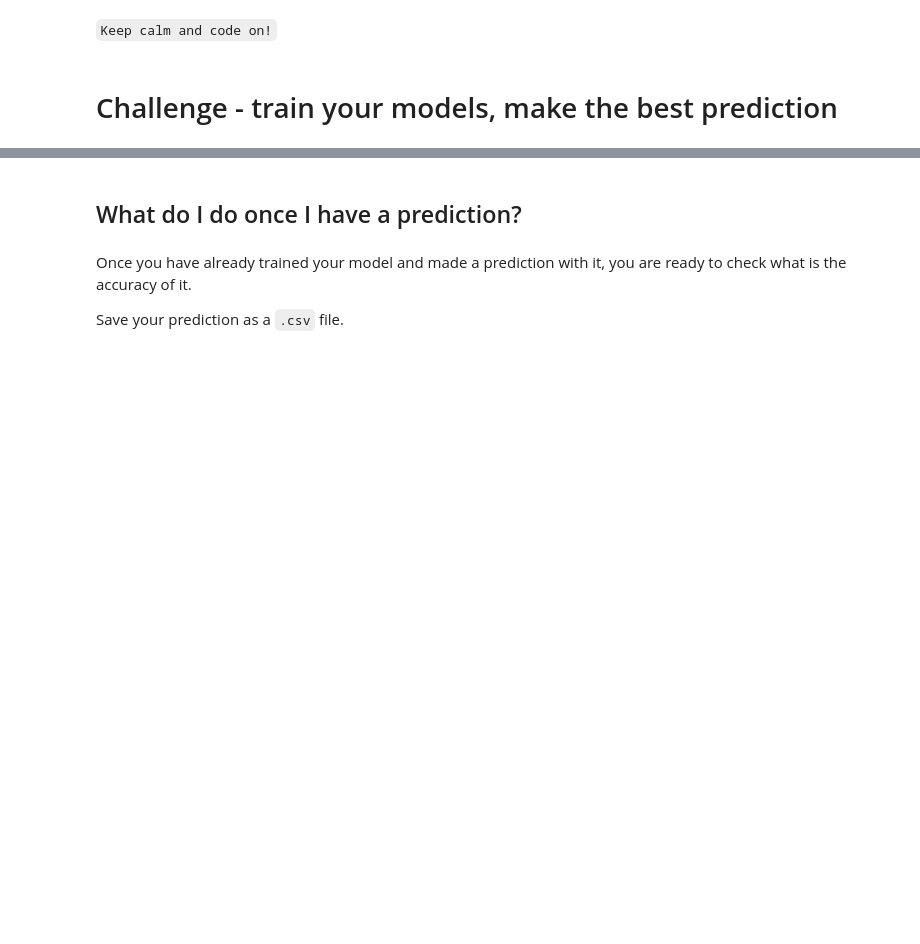
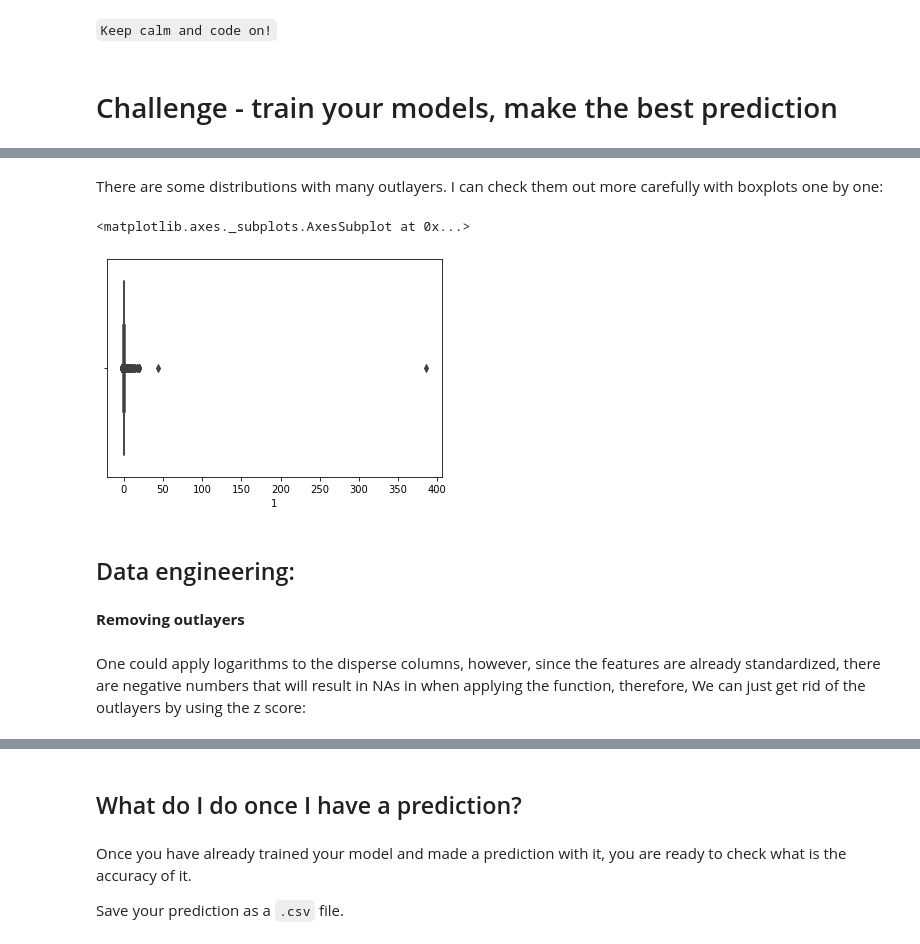
Before and after one commit to Clapiniella/lab-avila-bible, a Jupyter notebook: your-code/main.ipynb, the cells around one changed output, grey strips where cells are left out. Cells and saved outputs as stored; diff of their text form; code cells hidden in the pictures; blank space fills up the shorter version.

```diff
--- a/your-code/main.ipynb
+++ b/your-code/main.ipynb
@@ -86,0 +154,13 @@ sample_submission.head()
+# %% [markdown]
+There are some distributions with many outlayers. I can check them out more carefully with boxplots one by one:
+# %%
+sns.boxplot(train_dataset['1'])
+# %% [output]
+<matplotlib.axes._subplots.AxesSubplot at 0x...>
+[figure, added]
+# %% [markdown]
+## Data engineering:
+# %% [markdown]
+**Removing outlayers**
+# %% [markdown]
+One could apply logarithms to the disperse columns, however, since the features are already standardized, there are negative numbers that will result in NAs in when applying the function, therefore, We can just get rid of the outlayers by using the z score:
```
Also changed, not shown: parts of 45 cells of this notebook, 1 other file.
